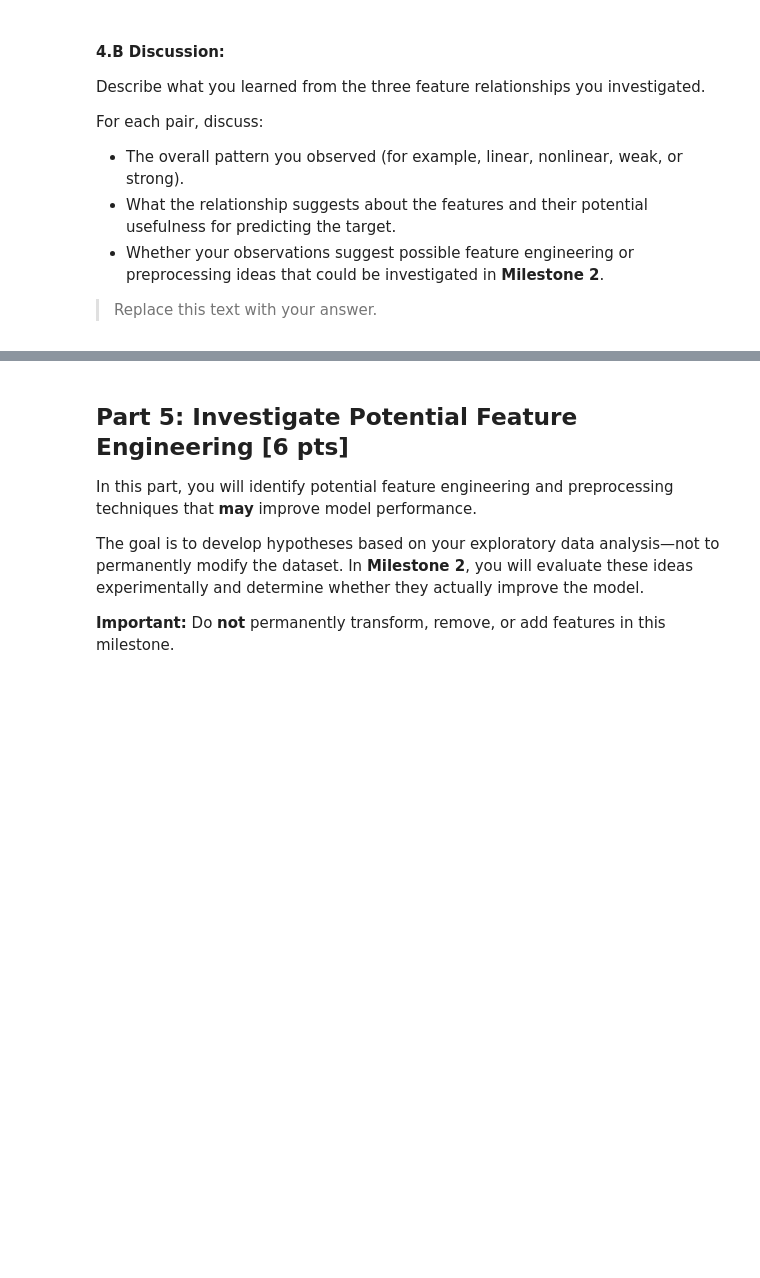
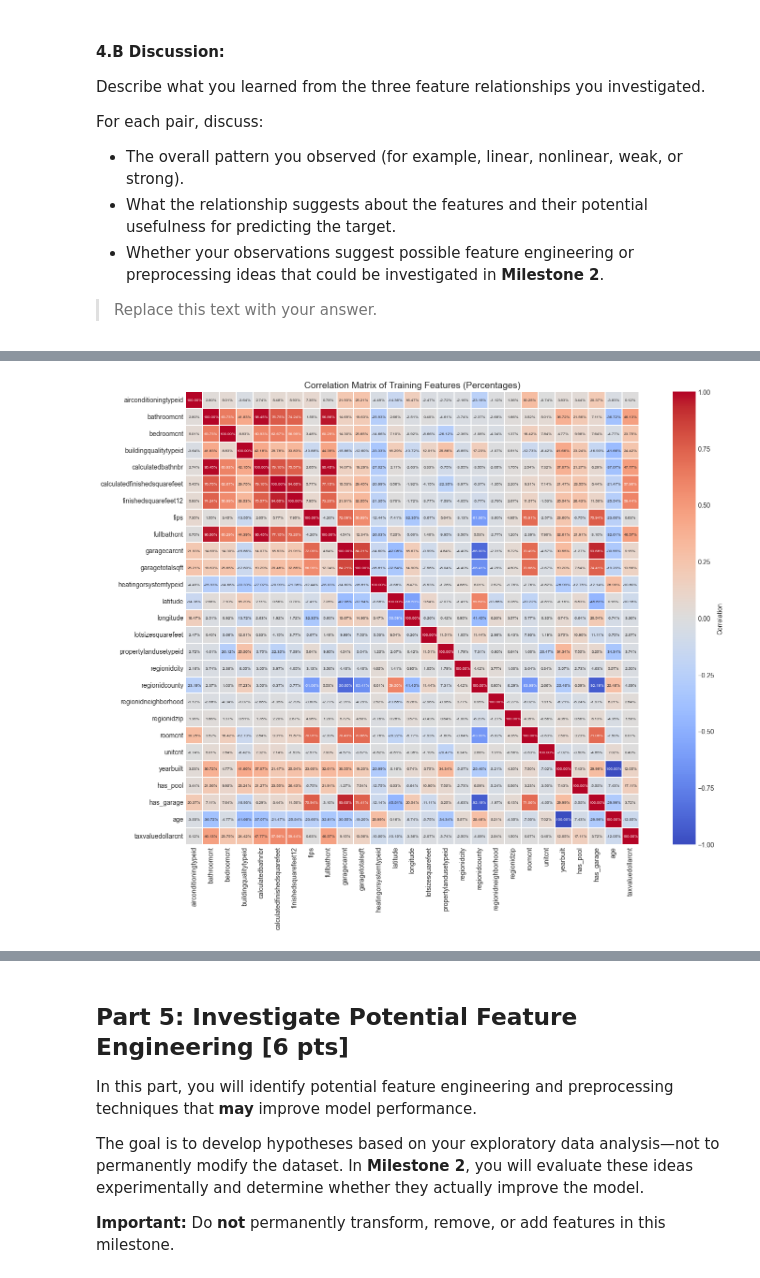
Before and after one commit to Quantum-Cosmic/Module-3-Assignments, a Jupyter notebook: Milestone_01.ipynb, the cells around one changed output, grey strips where cells are left out. Cells and saved outputs as stored; diff of their text form; code cells hidden in the pictures; blank space fills up the shorter version.

```diff
--- a/Milestone_01.ipynb
+++ b/Milestone_01.ipynb
@@ -862,0 +1117,19 @@ In particular, discuss:
+# %%
+# Identify outliers using IQR method on key features using
+# Outlier = Value < (Q1 - 1.5 × IQR) OR Value > (Q3 + 1.5 × IQR)
+# Q1 = 25th percentile, Q3 = 75th percentile, IQR = Q3 - Q1
+
+features_to_check = ['taxvaluedollarcnt', 'calculatedfinishedsquarefeet',
+                     'lotsizesquarefeet', 'yearbuilt', 'buildingqualitytypeid']
+
+for feature in features_to_check:
+    if feature in df_clean.columns:
+        Q1 = df_clean[feature].quantile(0.25)
+        Q3 = df_clean[feature].quantile(0.75)
+        IQR = Q3 - Q1
+        lower_bound = Q1 - 1.5 * IQR
+        upper_bound = Q3 + 1.5 * IQR
+
+        outliers = df_clean[(df_clean[feature] < lower_bound) |
+                            (df_clean[feature] > upper_bound)]
+        print(f"{feature}: {len(outliers):,} outliers ({len(outliers)/len(df_clean)*100:.2f}%)")
@@ -973,0 +2152,77 @@ For each pair, discuss:
+# %%
+import pandas as pd
+import matplotlib.pyplot as plt
+import seaborn as sns
+
+# Combine features and target
+train_df = X_train_imp.copy()
+train_df["taxvaluedollarcnt"] = y_train
+
+# Compute correlation matrix
+corr_matrix = train_df.corr(numeric_only=True)
+
+# Correlation of each feature with the target
+target_corr = (
+    corr_matrix["taxvaluedollarcnt"]
+    .drop("taxvaluedollarcnt")
+    .sort_values(key=abs, ascending=False)
+)
+
+# -----------------------------
+# Heatmap WITH PERCENTAGE NUMBERS
+# -----------------------------
+plt.figure(figsize=(16, 12))
+
+# Create heatmap with annotations as percentages
+sns.heatmap(
+    corr_matrix,
+    cmap="coolwarm",
+    center=0,
+    square=True,
+    linewidths=0.2,
+    cbar_kws={"label": "Correlation"},
+    annot=True,                     # Show numbers
+    fmt='.2%',                      # Format as percentages (e.g., 0.59 → 59%)
+    annot_kws={'size': 6}           # Font size for annotations
+)
+
+plt.title("Correlation Matrix of Training Features (Percentages)", fontsize=14)
+plt.tight_layout()
+plt.show()
+
+# -----------------------------
+# Bar chart of top correlations WITH NUMBERS
+# -----------------------------
+top_corr = target_corr.head(15)
+
+plt.figure(figsize=(10, 6))
+ax = top_corr.sort_values().plot(kind="barh", color="steelblue", edgecolor='black')
+
+# Add correlation values on the bars (as percentages)
+for i, (feature, value) in enumerate(top_corr.sort_values().items()):
+    ax.text(value + 0.01, i, f'{value:.1%}', va='center', fontsize=9)
+
+plt.xlabel("Correlation with taxvaluedollarcnt", fontsize=12)
+plt.ylabel("Feature", fontsize=12)
+plt.title("Top 15 Features Most Correlated with taxvaluedollarcnt", fontsize=14)
+plt.tight_layout()
+plt.show()
+
+# -----------------------------
+# Print correlation numbers
+# -----------------------------
+print("\n" + "=" * 60)
+print("CORRELATION WITH TARGET (taxvaluedollarcnt)")
+print("=" * 60)
+print(target_corr.to_string())
+
+# -----------------------------
+# Optional: Print as percentages
+# -----------------------------
+print("\n" + "=" * 60)
+print("CORRELATION WITH TARGET (as percentages)")
+print("=" * 60)
+for feature, corr in target_corr.items():
+    print(f"   {feature}: {corr:.1%}")
+# %% [output]
+[figure, added]
```
Also changed, not shown: parts of 31 cells of this notebook, 2 other files.
